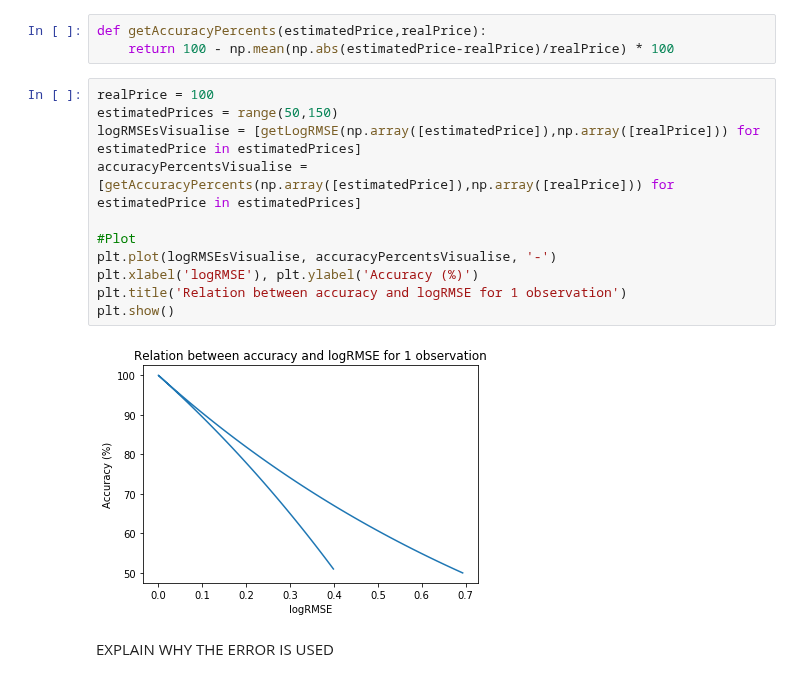
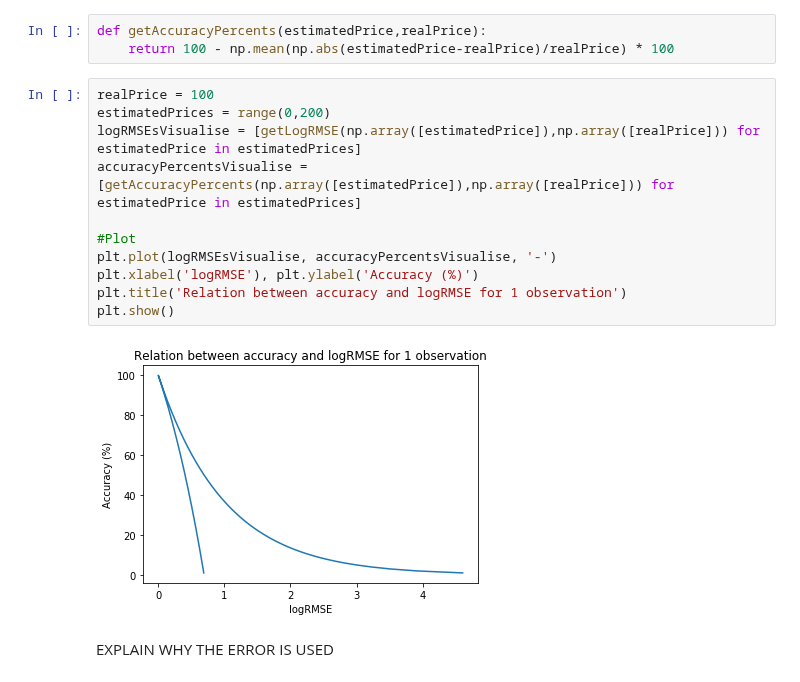
Before and after one commit to Gadiben/AML2018, a Jupyter notebook: Notebooks/challenges/Propre-DataStats.ipynb, the cells around one changed output. Drawn from its saved outputs; the diff is of its cells as text.

```diff
--- a/Notebooks/challenges/Propre-DataStats.ipynb
+++ b/Notebooks/challenges/Propre-DataStats.ipynb
@@ -683,17 +684,17 @@ def getAccuracyPercents(estimatedPrice,realPrice):
     return 100 - np.mean(np.abs(estimatedPrice-realPrice)/realPrice) * 100
 # %%
 realPrice = 100
-estimatedPrices = range(50,150)
+estimatedPrices = range(0,200)
 logRMSEsVisualise = [getLogRMSE(np.array([estimatedPrice]),np.array([realPrice])) for estimatedPrice in estimatedPrices]
 accuracyPercentsVisualise = [getAccuracyPercents(np.array([estimatedPrice]),np.array([realPrice])) for estimatedPrice in estimatedPrices]
 
 #Plot
 plt.plot(logRMSEsVisualise, accuracyPercentsVisualise, '-')
 plt.xlabel('logRMSE'), plt.ylabel('Accuracy (%)')
 plt.title('Relation between accuracy and logRMSE for 1 observation')
 plt.show()
 # %% [output]
-[figure, old version]
+[figure, new version]
 # %% [markdown]
 EXPLAIN WHY THE ERROR IS USED
 # %% [markdown]
```
Also changed, not shown: parts of 23 cells of this notebook, 1 other file.
